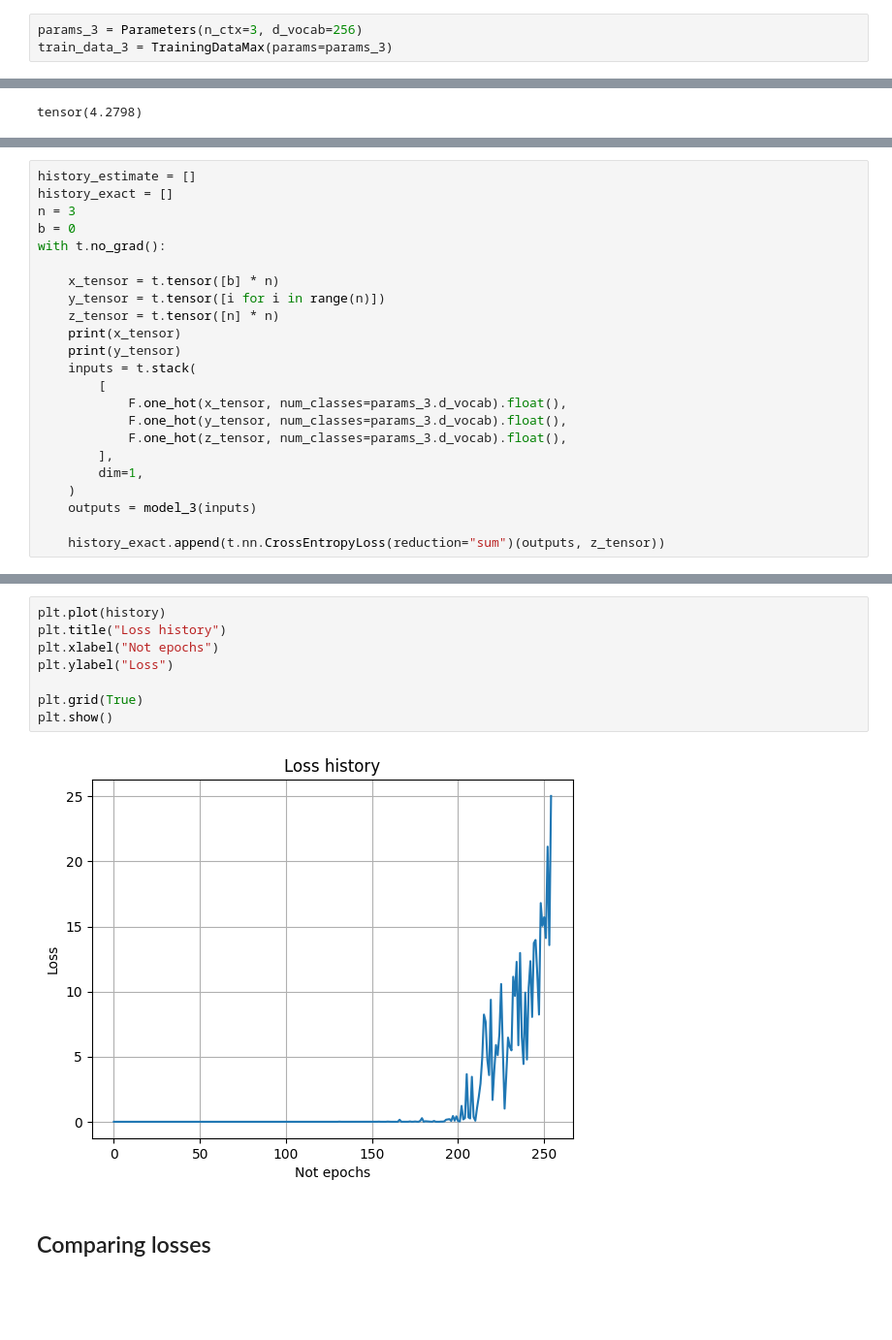
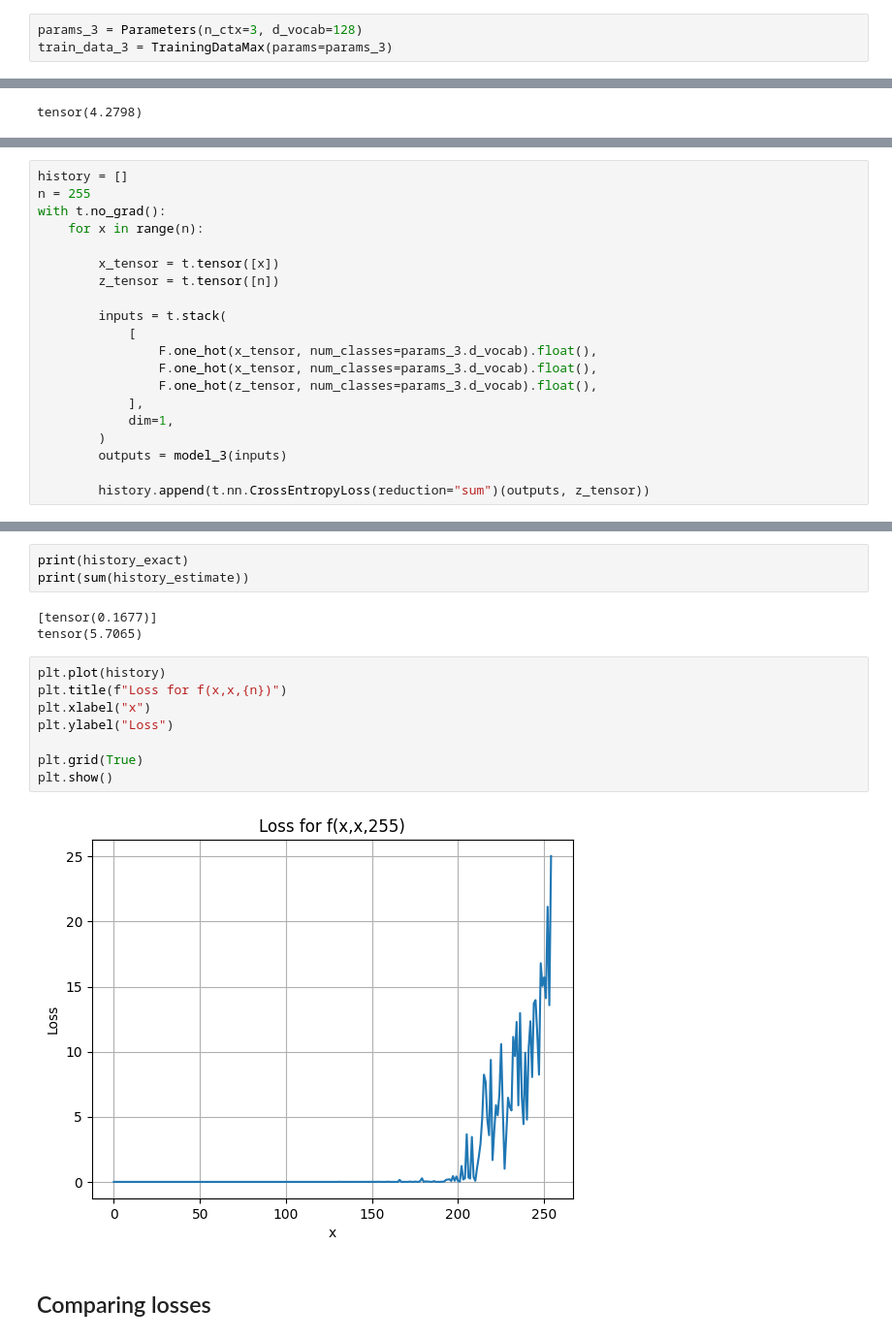
Before and after one commit to LouisYRYJ/Proof_based_approach_tutorial, a Jupyter notebook: proof_example_private.ipynb, the cells around one changed output, grey strips where cells are left out. Shown: that part at 97% size. Cells and saved outputs as stored; diff of their text form; blank space fills up the shorter version.

```diff
--- a/proof_example copy.ipynb
+++ b/proof_example_private.ipynb
@@ -788,7 +780,7 @@ def convexity_proof(model, params):
 # %% [markdown]
 ## Making convex work for $n=3$
 # %%
-params_3 = Parameters(n_ctx=3, d_vocab=256)
+params_3 = Parameters(n_ctx=3, d_vocab=128)
 train_data_3 = TrainingDataMax(params=params_3)
 # %%
 test_dataset(train_data_3)
@@ -1005,23 +1136,20 @@ tensor(4.2798)
 # %%
-history_estimate = []
-history_exact = []
-n = 3
-b = 0
+history = []
+n = 255
 with t.no_grad():
+    for x in range(n):
 
-    x_tensor = t.tensor([b] * n)
-    y_tensor = t.tensor([i for i in range(n)])
-    z_tensor = t.tensor([n] * n)
-    print(x_tensor)
-    print(y_tensor)
-    inputs = t.stack(
-        [
-            F.one_hot(x_tensor, num_classes=params_3.d_vocab).float(),
-            F.one_hot(y_tensor, num_classes=params_3.d_vocab).float(),
-            F.one_hot(z_tensor, num_classes=params_3.d_vocab).float(),
-        ],
-        dim=1,
-    )
-    outputs = model_3(inputs)
+        x_tensor = t.tensor([x])
+        z_tensor = t.tensor([n])
 
-    history_exact.append(t.nn.CrossEntropyLoss(reduction="sum")(outputs, z_tensor))
+        inputs = t.stack(
+            [
+                F.one_hot(x_tensor, num_classes=params_3.d_vocab).float(),
+                F.one_hot(x_tensor, num_classes=params_3.d_vocab).float(),
+                F.one_hot(z_tensor, num_classes=params_3.d_vocab).float(),
+            ],
+            dim=1,
+        )
+        outputs = model_3(inputs)
+
+        history.append(t.nn.CrossEntropyLoss(reduction="sum")(outputs, z_tensor))
@@ -1035,13 +1160,19 @@ tensor(17.8031)
+# %%
+print(history_exact)
+print(sum(history_estimate))
+# %% [output]
+[tensor(0.1677)]
+tensor(5.7065)
 # %%
 plt.plot(history)
-plt.title("Loss history")
-plt.xlabel("Not epochs")
+plt.title(f"Loss for f(x,x,{n})")
+plt.xlabel("x")
 plt.ylabel("Loss")
 
 plt.grid(True)
 plt.show()
 # %% [output]
-[figure, old version]
+[figure, new version]
 # %% [markdown]
 ## Comparing losses
 # %%
```
Also changed, not shown: parts of 14 cells of this notebook, 2 other files.
